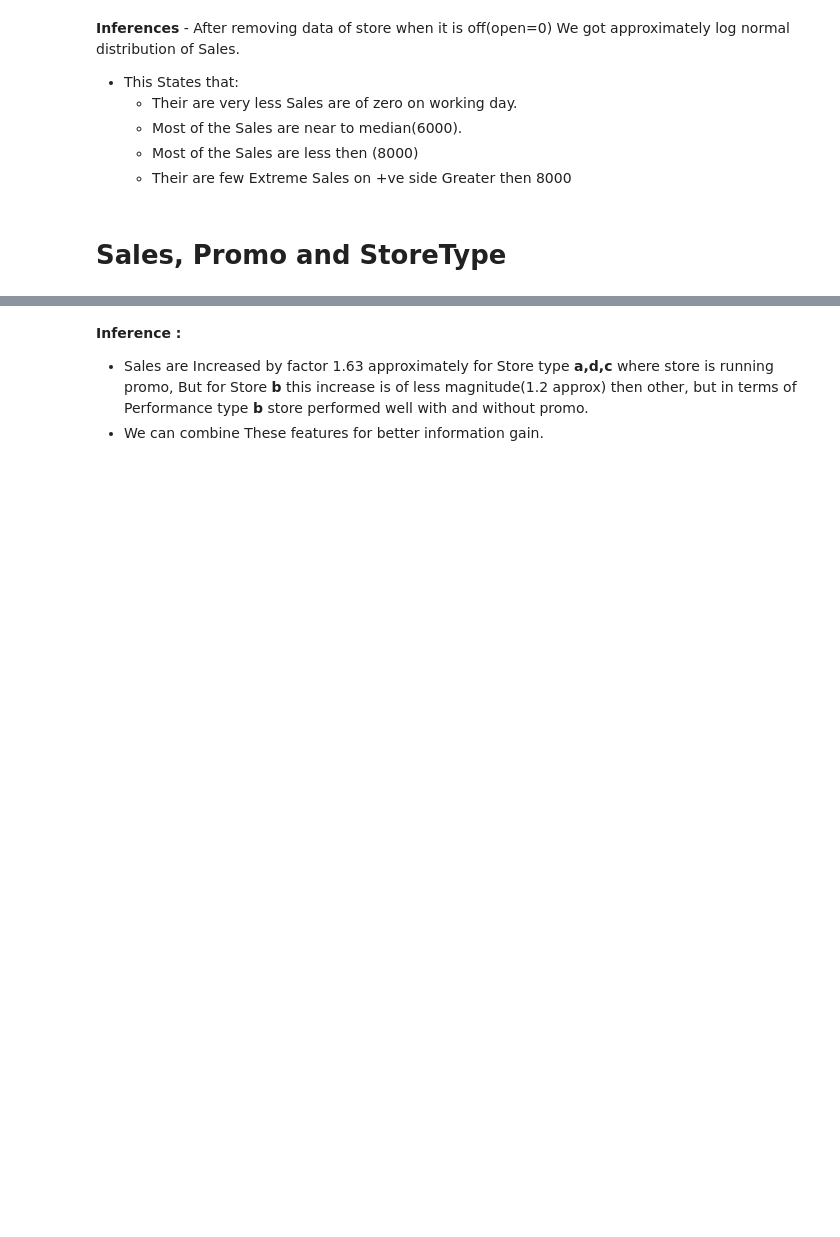
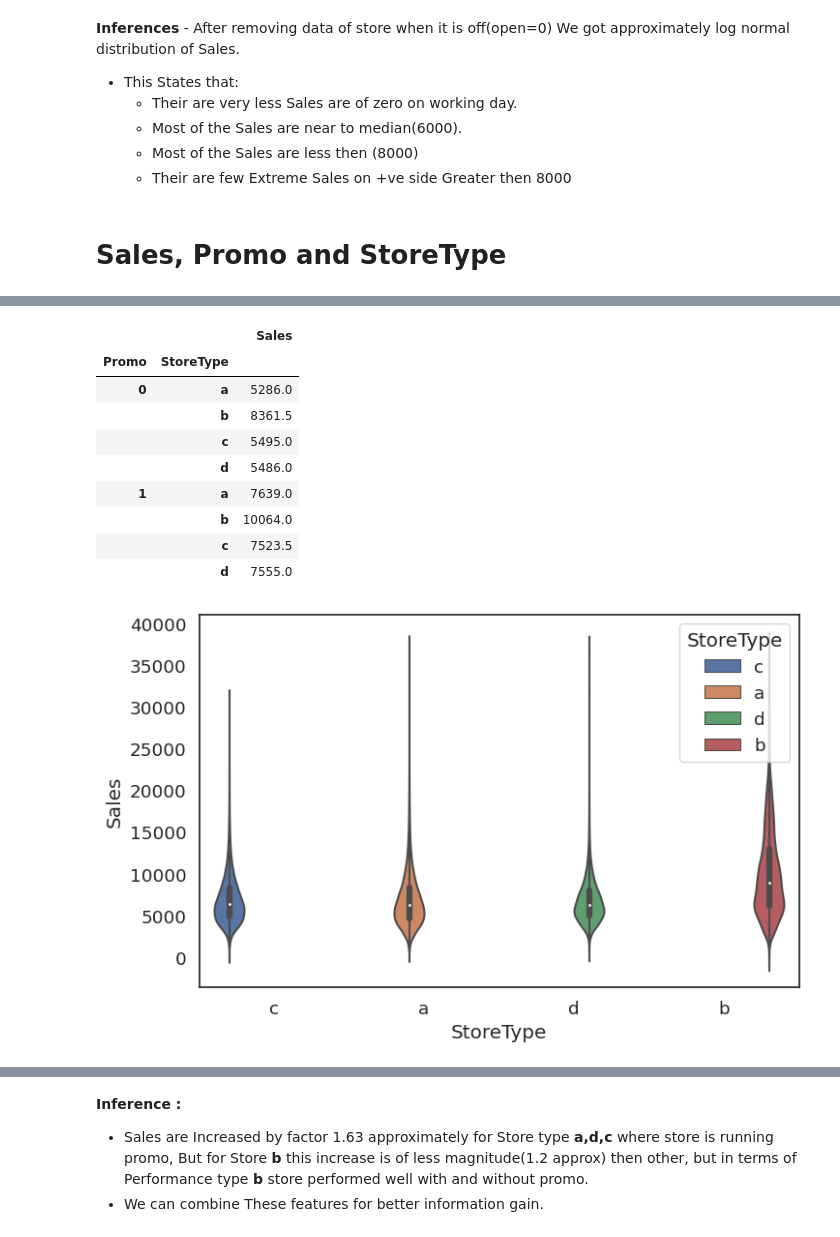
Before and after one commit to akesh-0909/Sales-Analysis-and-forecasting, a Jupyter notebook: main.ipynb, the cells around one changed output, grey strips where cells are left out. Drawn from its saved outputs; the diff is of its cells as text; code cells hidden in the pictures; blank space fills up the shorter version.

```diff
--- a/main.ipynb
+++ b/main.ipynb
@@ -301,11 +323,23 @@ x='Month',
 # %%
-sns.set_theme(font_scale=1.6,style='white')
+sns.set_theme(font_scale=1.2,style='white')
 
 plt.figure(figsize=(8,5))
-sns.violinplot(Train,y='Sales',x='StoreType',gap=.2,hue='StoreType')
+sns.violinplot(Train,y='Sales',x='StoreType',hue='StoreType')
 
 pd.set_option('display.max_rows',24)
 Train[['Sales','Promo','StoreType']].groupby(['Promo','StoreType']).median()
+# %% [output]
+|  |  | Sales |
+| Promo | StoreType |  |
+| 0 | a | 5286.0 |
+|  | b | 8361.5 |
+|  | c | 5495.0 |
+|  | d | 5486.0 |
+| 1 | a | 7639.0 |
+|  | b | 10064.0 |
+|  | c | 7523.5 |
+|  | d | 7555.0 |
+[figure, added]
 # %%
 Promo0 ,Promo1 = (4386 + 4623 + 4761)/3,(7541 + 7437 +	7474)/3
 # x * Promo0 = Promo1
```
Also changed, not shown: parts of 19 cells of this notebook.
